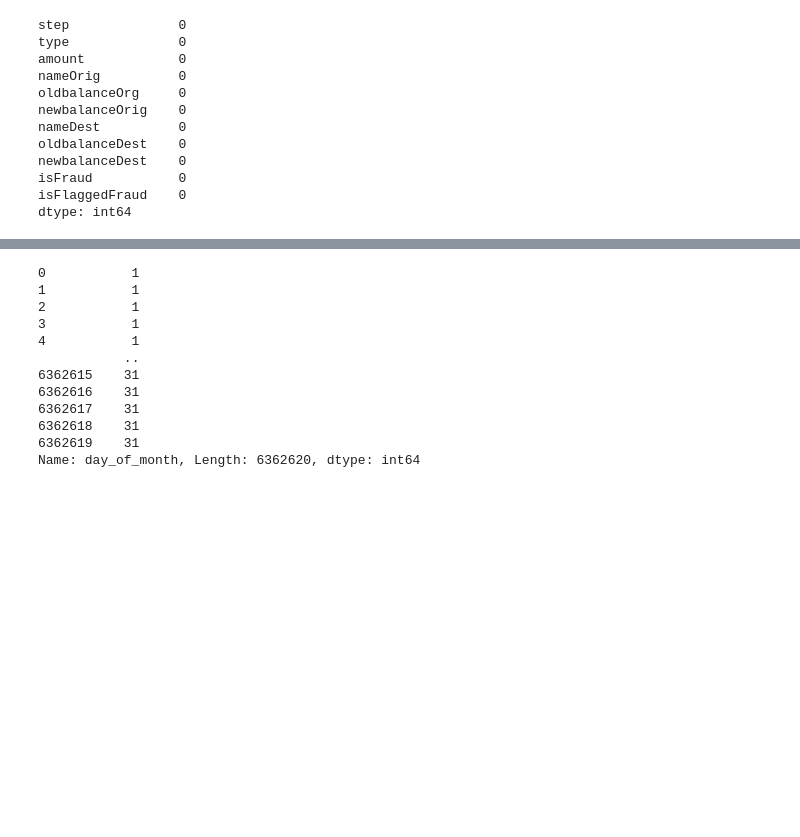
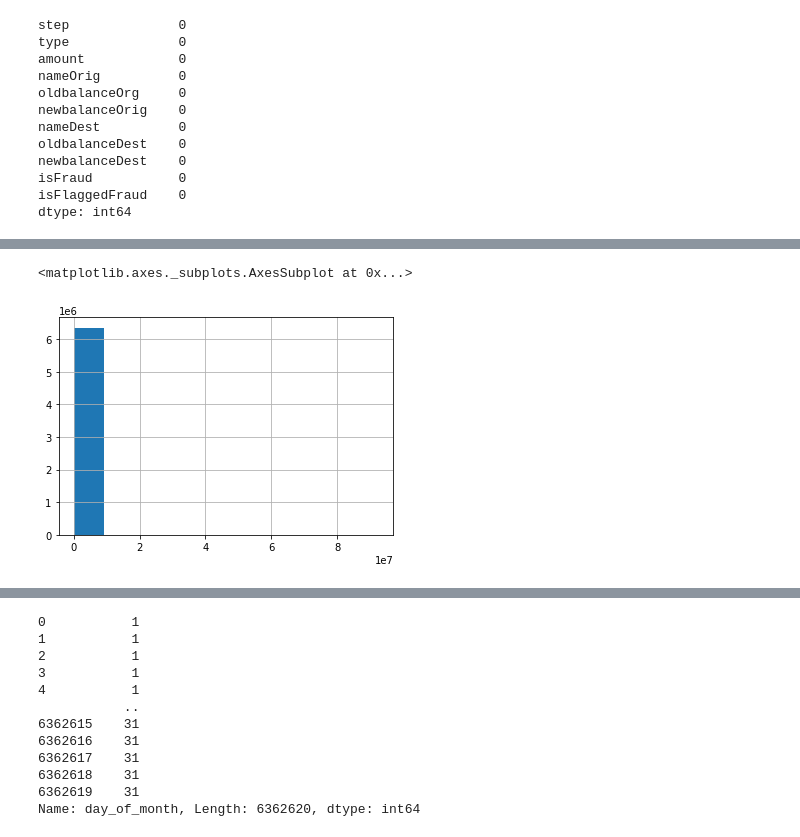
Before and after one commit to GustavoHBDuarte/fraud-detection, a Jupyter notebook: notebook_main.ipynb, the cells around one changed output, grey strips where cells are left out. Drawn from its saved outputs; the diff is of its cells as text; code cells hidden in the pictures; blank space fills up the shorter version.

```diff
--- a/notebook_main.ipynb
+++ b/notebook_main.ipynb
@@ -110,0 +229,8 @@ dtype: int64
+# %%
+# The frequencies of transactions of higher amounts are extremy low
+## and are supressed by most frequent transactions
+
+num_attrib.loc[:, 'amount'].hist()
+# %% [output]
+<matplotlib.axes._subplots.AxesSubplot at 0x...>
+[figure, added]
```
Also changed, not shown: parts of 48 cells of this notebook.
